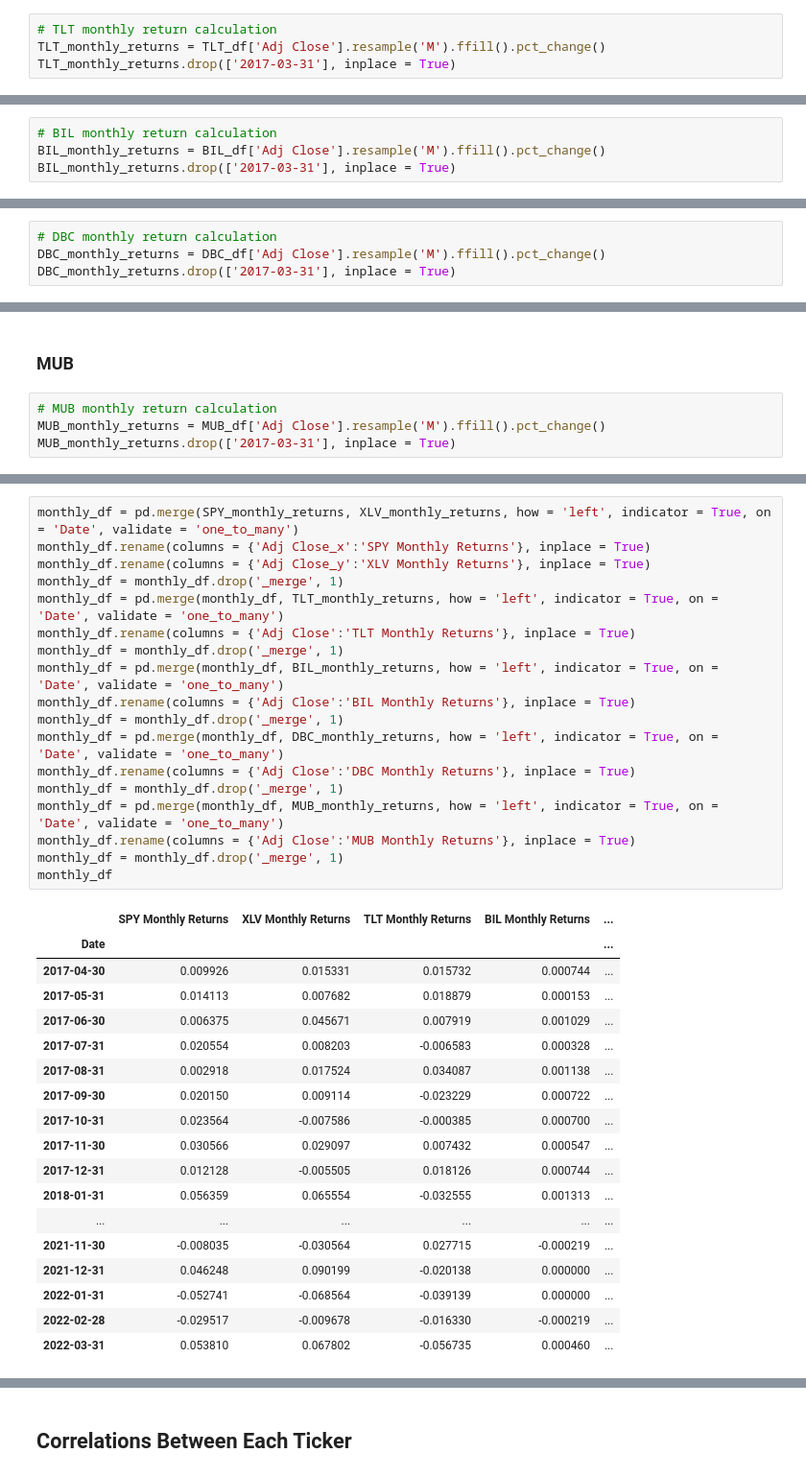
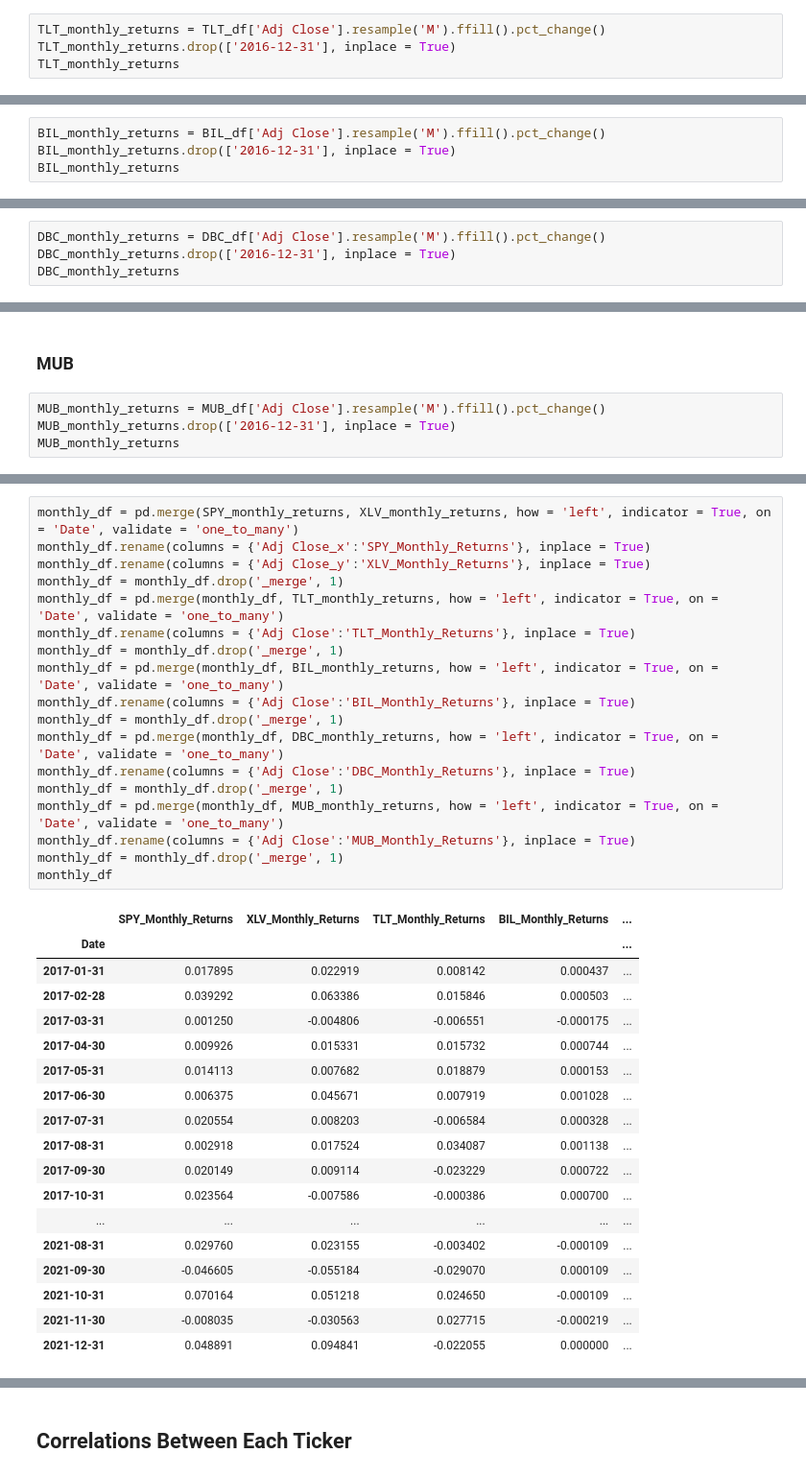
Before and after one commit to ngs222/CWM-Interview, a Jupyter notebook: Python Work File.ipynb, the cells around one changed output, grey strips where cells are left out. Shown: that part at 96% size. Cells and saved outputs as stored; diff of their text form.

```diff
--- a/Python Work File.ipynb
+++ b/Python Work File.ipynb
@@ -41,6 +73,6 @@ XLV_monthly_returns.drop(['2017-03-31'], inplace = True)
 # %% [markdown]
 ### TLT
 # %%
-# TLT monthly return calculation
 TLT_monthly_returns = TLT_df['Adj Close'].resample('M').ffill().pct_change()
-TLT_monthly_returns.drop(['2017-03-31'], inplace = True)
+TLT_monthly_returns.drop(['2016-12-31'], inplace = True)
+TLT_monthly_returns
@@ -47,6 +97,6 @@ TLT_monthly_returns.drop(['2017-03-31'], inplace = True)
 # %% [markdown]
 ### BIL
 # %%
-# BIL monthly return calculation
 BIL_monthly_returns = BIL_df['Adj Close'].resample('M').ffill().pct_change()
-BIL_monthly_returns.drop(['2017-03-31'], inplace = True)
+BIL_monthly_returns.drop(['2016-12-31'], inplace = True)
+BIL_monthly_returns
@@ -53,6 +121,6 @@ BIL_monthly_returns.drop(['2017-03-31'], inplace = True)
 # %% [markdown]
 ### DBC
 # %%
-# DBC monthly return calculation
 DBC_monthly_returns = DBC_df['Adj Close'].resample('M').ffill().pct_change()
-DBC_monthly_returns.drop(['2017-03-31'], inplace = True)
+DBC_monthly_returns.drop(['2016-12-31'], inplace = True)
+DBC_monthly_returns
@@ -59,6 +145,6 @@ DBC_monthly_returns.drop(['2017-03-31'], inplace = True)
 # %% [markdown]
 ### MUB
 # %%
-# MUB monthly return calculation
 MUB_monthly_returns = MUB_df['Adj Close'].resample('M').ffill().pct_change()
-MUB_monthly_returns.drop(['2017-03-31'], inplace = True)
+MUB_monthly_returns.drop(['2016-12-31'], inplace = True)
+MUB_monthly_returns
@@ -65,38 +169,38 @@ MUB_monthly_returns.drop(['2017-03-31'], inplace = True)
 # %%
 monthly_df = pd.merge(SPY_monthly_returns, XLV_monthly_returns, how = 'left', indicator = True, on = 'Date', validate = 'one_to_many')
-monthly_df.rename(columns = {'Adj Close_x':'SPY Monthly Returns'}, inplace = True)
-monthly_df.rename(columns = {'Adj Close_y':'XLV Monthly Returns'}, inplace = True)
+monthly_df.rename(columns = {'Adj Close_x':'SPY_Monthly_Returns'}, inplace = True)
+monthly_df.rename(columns = {'Adj Close_y':'XLV_Monthly_Returns'}, inplace = True)
 monthly_df = monthly_df.drop('_merge', 1)
 monthly_df = pd.merge(monthly_df, TLT_monthly_returns, how = 'left', indicator = True, on = 'Date', validate = 'one_to_many')
-monthly_df.rename(columns = {'Adj Close':'TLT Monthly Returns'}, inplace = True)
+monthly_df.rename(columns = {'Adj Close':'TLT_Monthly_Returns'}, inplace = True)
 monthly_df = monthly_df.drop('_merge', 1)
 monthly_df = pd.merge(monthly_df, BIL_monthly_returns, how = 'left', indicator = True, on = 'Date', validate = 'one_to_many')
-monthly_df.rename(columns = {'Adj Close':'BIL Monthly Returns'}, inplace = True)
+monthly_df.rename(columns = {'Adj Close':'BIL_Monthly_Returns'}, inplace = True)
 monthly_df = monthly_df.drop('_merge', 1)
 monthly_df = pd.merge(monthly_df, DBC_monthly_returns, how = 'left', indicator = True, on = 'Date', validate = 'one_to_many')
-monthly_df.rename(columns = {'Adj Close':'DBC Monthly Returns'}, inplace = True)
+monthly_df.rename(columns = {'Adj Close':'DBC_Monthly_Returns'}, inplace = True)
 monthly_df = monthly_df.drop('_merge', 1)
 monthly_df = pd.merge(monthly_df, MUB_monthly_returns, how = 'left', indicator = True, on = 'Date', validate = 'one_to_many')
-monthly_df.rename(columns = {'Adj Close':'MUB Monthly Returns'}, inplace = True)
+monthly_df.rename(columns = {'Adj Close':'MUB_Monthly_Returns'}, inplace = True)
 monthly_df = monthly_df.drop('_merge', 1)
 monthly_df
 # %% [output]
-|  | SPY Monthly Returns | XLV Monthly Returns | TLT Monthly Returns | BIL Monthly Returns | ... |
+|  | SPY_Monthly_Returns | XLV_Monthly_Returns | TLT_Monthly_Returns | BIL_Monthly_Returns | ... |
 | Date |  |  |  |  | ... |
+| 2017-01-31 | 0.017895 | 0.022919 | 0.008142 | 0.000437 | ... |
+| 2017-02-28 | 0.039292 | 0.063386 | 0.015846 | 0.000503 | ... |
+| 2017-03-31 | 0.001250 | -0.004806 | -0.006551 | -0.000175 | ... |
 | 2017-04-30 | 0.009926 | 0.015331 | 0.015732 | 0.000744 | ... |
 | 2017-05-31 | 0.014113 | 0.007682 | 0.018879 | 0.000153 | ... |
-| 2017-06-30 | 0.006375 | 0.045671 | 0.007919 | 0.001029 | ... |
-| 2017-07-31 | 0.020554 | 0.008203 | -0.006583 | 0.000328 | ... |
+| 2017-06-30 | 0.006375 | 0.045671 | 0.007919 | 0.001028 | ... |
+| 2017-07-31 | 0.020554 | 0.008203 | -0.006584 | 0.000328 | ... |
 | 2017-08-31 | 0.002918 | 0.017524 | 0.034087 | 0.001138 | ... |
-| 2017-09-30 | 0.020150 | 0.009114 | -0.023229 | 0.000722 | ... |
-| 2017-10-31 | 0.023564 | -0.007586 | -0.000385 | 0.000700 | ... |
-| 2017-11-30 | 0.030566 | 0.029097 | 0.007432 | 0.000547 | ... |
-| 2017-12-31 | 0.012128 | -0.005505 | 0.018126 | 0.000744 | ... |
-| 2018-01-31 | 0.056359 | 0.065554 | -0.032555 | 0.001313 | ... |
+| 2017-09-30 | 0.020149 | 0.009114 | -0.023229 | 0.000722 | ... |
+| 2017-10-31 | 0.023564 | -0.007586 | -0.000386 | 0.000700 | ... |
 | ... | ... | ... | ... | ... | ... |
-| 2021-11-30 | -0.008035 | -0.030564 | 0.027715 | -0.000219 | ... |
-| 2021-12-31 | 0.046248 | 0.090199 | -0.020138 | 0.000000 | ... |
-| 2022-01-31 | -0.052741 | -0.068564 | -0.039139 | 0.000000 | ... |
-| 2022-02-28 | -0.029517 | -0.009678 | -0.016330 | -0.000219 | ... |
-| 2022-03-31 | 0.053810 | 0.067802 | -0.056735 | 0.000460 | ... |
+| 2021-08-31 | 0.029760 | 0.023155 | -0.003402 | -0.000109 | ... |
+| 2021-09-30 | -0.046605 | -0.055184 | -0.029070 | 0.000109 | ... |
+| 2021-10-31 | 0.070164 | 0.051218 | 0.024650 | -0.000109 | ... |
+| 2021-11-30 | -0.008035 | -0.030563 | 0.027715 | -0.000219 | ... |
+| 2021-12-31 | 0.048891 | 0.094841 | -0.022055 | 0.000000 | ... |
 # %% [markdown]
```
Also changed, not shown: parts of 112 cells of this notebook.
